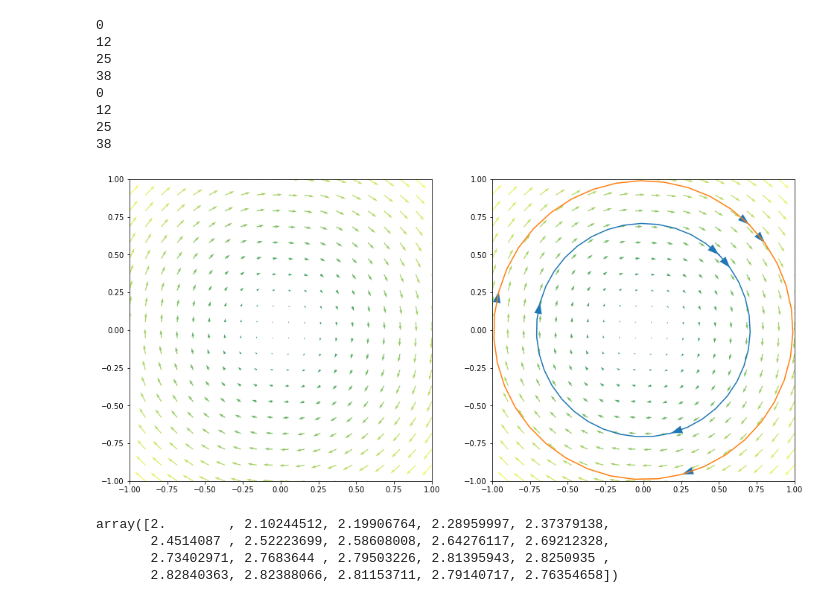
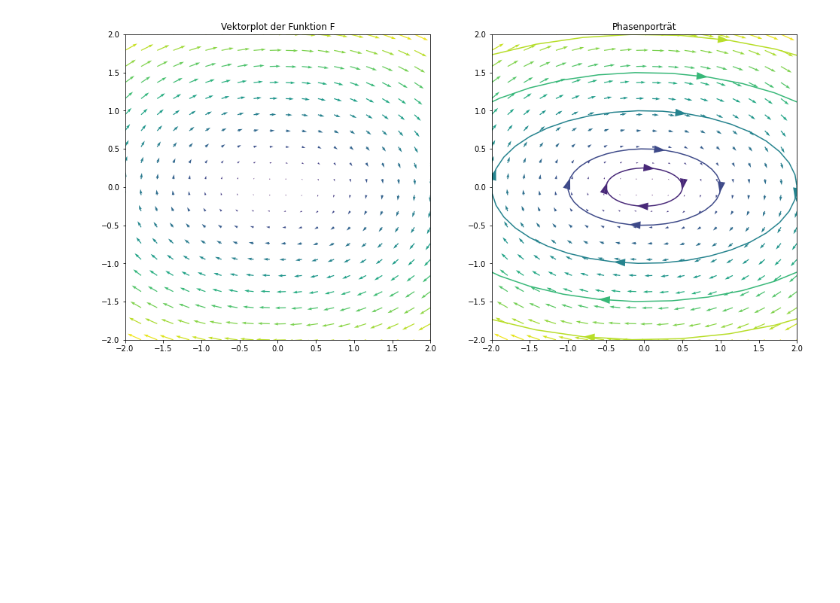
Before and after one commit to FAU-AMMN/MathPhysicsC, a Jupyter notebook: ode/fluesse.ipynb, the cells around one changed output. Saved outputs shown, nothing was run; the diff lists cells and outputs as text; code cells hidden in the pictures; blank space fills up the shorter version.

Commit message:
changes to plot

```diff
--- a/ode/fluesse.ipynb
+++ b/ode/fluesse.ipynb
@@ -196,7 +196,7 @@ import numpy as np
 import matplotlib.pyplot as plt
 from matplotlib import cm
 
-cmap = plt.get_cmap('summer')
+cmap = plt.get_cmap('viridis')
 
 def F(x,p, m=1, r=0, k=1):
     return (1/m) * p, -k*x - (r/m) * p
@@ -209,60 +209,51 @@ def phi(x, p,  k=1, m=1, t_0=0, num_pts=40):
 
     phi_1 = 1/(omega*m) * p * np.sin(omega * t) + x * np.cos(omega * t)
     phi_2 = p * np.cos(omega * t) - m * x * np.sin(omega * t)
 
     return phi_1, phi_2
 
 
 
 fig, ax = plt.subplots(1,2, figsize=(16,16))
 
 num_pts = 20
-x = np.linspace(-1,1, num_pts)
-p = np.linspace(-1,1, num_pts)
+size = 2
+m = 0.5
+k = 1
+
+x = np.linspace(-size,size, num_pts)
+p = np.linspace(-size,size, num_pts)
 
 X, P = np.meshgrid(x, p)
 
-X_Q, P_Q = F(X,P)
+X_Q, P_Q = F(X,P, m=m, k=k)
 
 norms = np.sqrt(P_Q**2 + X_Q**2)
 colors = cmap(norms/np.max(norms))
 
-ax[0].quiver(X, P, X_Q, P_Q, color = np.reshape(colors, (400, 4)))
-
+ax[0].quiver(X, P, X_Q, P_Q, color = np.reshape(colors, (num_pts**2, 4)))
+ax[0].set_title('Vektorplot der Funktion F')
 ax[0].set_aspect('equal')
-ax[0].axis([-1,1,-1,1])
+ax[0].axis([-size,size,-size,size])
 
 
-start_values = [(0.5,0.5), (0.7,0.7)]
+start_values = [(0.5,0), (1,0), (2,0), (3,0), (4,0)]
 for (x,p) in start_values:
-    phi_1, phi_2 = phi(x,p)
-    ax[1].plot(phi_1, phi_2)
+    phi_1, phi_2 = phi(x,p, m=m, k=k)
+    color = cmap(np.sqrt(phi_1[0]**2 + phi_2[0]**2)/np.max(norms))
 
-    for idx in np.linspace(0, len(phi_1) -2, 4):
+    ax[1].plot(phi_1, phi_2, color = color)
+
+    for idx in np.linspace(0, len(phi_1)*3/4, 4):
 
         idx = np.int(idx)
-        print(idx)
         plt.arrow(phi_1[idx], phi_2[idx], phi_1[idx + 1] - phi_1[idx], phi_2[idx + 1] - phi_2[idx],
-                  shape='full', lw=0, length_includes_head=True, head_width=.05)
+                  shape='full', lw=0, length_includes_head=True, head_width=.1, color = color)
 
-ax[1].quiver(X, P, X_Q, P_Q, color = np.reshape(colors, (400, 4)))
+ax[1].quiver(X, P, X_Q, P_Q, color = np.reshape(colors, (num_pts**2, 4)))
 
 ax[1].set_aspect('equal')
-ax[1].axis([-1,1,-1,1]);
+ax[1].set_title('Phasenporträt')
+ax[1].axis([-size,size,-size,size]);
 # %% [output]
-0
-12
-25
-38
-0
-12
-25
-38
-[figure, old version]
+[figure, new version]
-# %%
-phi_1
-# %% [output]
-array([2.        , 2.10244512, 2.19906764, 2.28959997, 2.37379138,
-       2.4514087 , 2.52223699, 2.58608008, 2.64276117, 2.69212328,
-       2.73402971, 2.7683644 , 2.79503226, 2.81395943, 2.8250935 ,
-       2.82840363, 2.82388066, 2.81153711, 2.79140717, 2.76354658])
```
Also changed, not shown: parts of 2 cells of this notebook.
